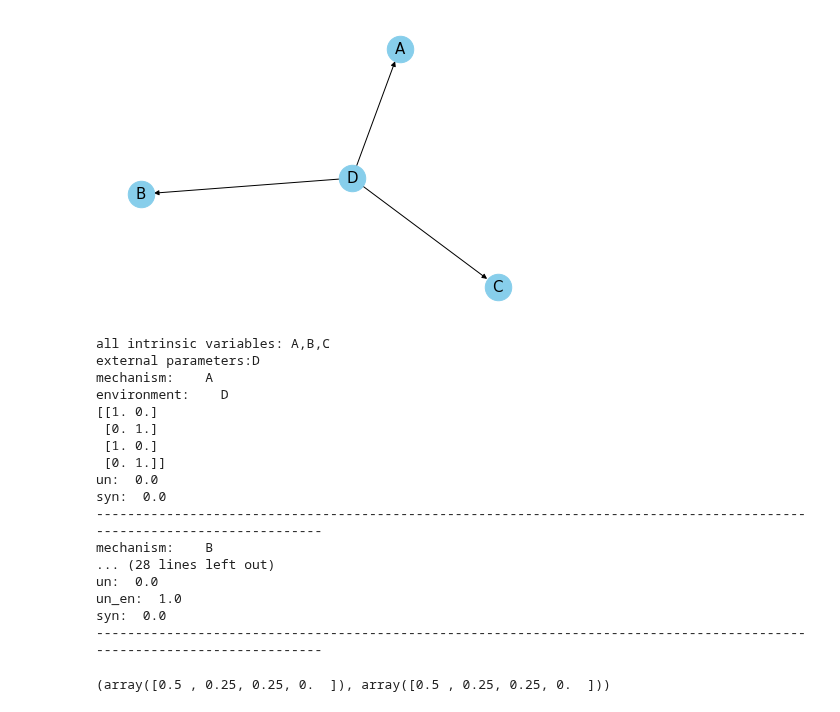
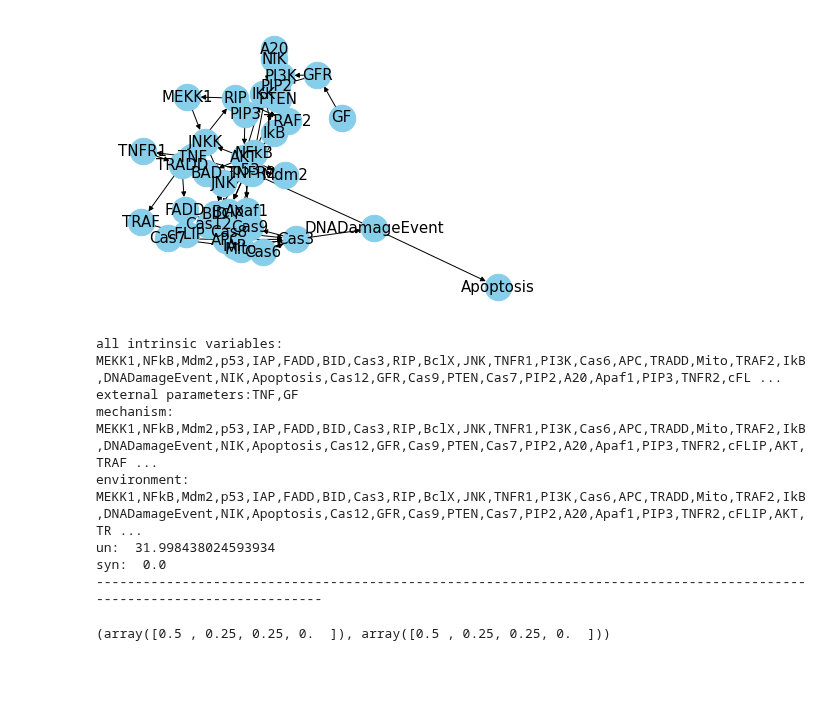
Before and after one commit to Lyn1216/Local-EI-project, a Jupyter notebook: exp/bool_network/grn/grn.ipynb, the cells around one changed output. Cells and saved outputs as stored; diff of their text form; code cells hidden in the pictures; blank space fills up the shorter version.

```diff
--- a/exp/bool_network/grn/grn.ipynb
+++ b/exp/bool_network/grn/grn.ipynb
@@ -4,27 +4,17 @@ import networkx as nx
 import matplotlib.pyplot as plt
 from grn_tpm import text_bn_graph
 # %%
-candi_sys = [0,1]
-tpm = text_bn_graph(textfile = 'cellcollective/exam1.txt', candidate_sys=candi_sys, fill_onenode=False, noise=0)[0]
+candi_sys = 'all'
+tpm = text_bn_graph(textfile = 'cellcollective/Apoptosis Network_19422837.txt', candidate_sys=candi_sys, fill_onenode=True, noise=0)[0]
 # %% [output]
-[figure, old version]
+[figure, new version]
-all intrinsic variables: A,B,C
-external parameters:D
-mechanism:    A
-environment:    D
-[[1. 0.]
- [0. 1.]
- [1. 0.]
- [0. 1.]]
-un:  0.0
+all intrinsic variables: MEKK1,NFkB,Mdm2,p53,IAP,FADD,BID,Cas3,RIP,BclX,JNK,TNFR1,PI3K,Cas6,APC,TRADD,Mito,TRAF2,IkB,DNADamageEvent,NIK,Apoptosis,Cas12,GFR,Cas9,PTEN,Cas7,PIP2,A20,Apaf1,PIP3,TNFR2,cFL ...
+external parameters:TNF,GF
+mechanism:    MEKK1,NFkB,Mdm2,p53,IAP,FADD,BID,Cas3,RIP,BclX,JNK,TNFR1,PI3K,Cas6,APC,TRADD,Mito,TRAF2,IkB,DNADamageEvent,NIK,Apoptosis,Cas12,GFR,Cas9,PTEN,Cas7,PIP2,A20,Apaf1,PIP3,TNFR2,cFLIP,AKT,TRAF ...
+environment:    MEKK1,NFkB,Mdm2,p53,IAP,FADD,BID,Cas3,RIP,BclX,JNK,TNFR1,PI3K,Cas6,APC,TRADD,Mito,TRAF2,IkB,DNADamageEvent,NIK,Apoptosis,Cas12,GFR,Cas9,PTEN,Cas7,PIP2,A20,Apaf1,PIP3,TNFR2,cFLIP,AKT,TR ...
+un:  31.998438024593934
 syn:  0.0
 ------------------------------------------------------------------------------------------------------------------------
-mechanism:    B
-... (28 lines left out)
-un:  0.0
-un_en:  1.0
-syn:  0.0
-------------------------------------------------------------------------------------------------------------------------
 # %%
 p_ab = tpm.mean(axis=0)
 p_ab_c = (tpm[[0,2,4,6],:] + tpm[[1,3,5,7],:]) / 2
```
Also changed, not shown: 3 other files.
